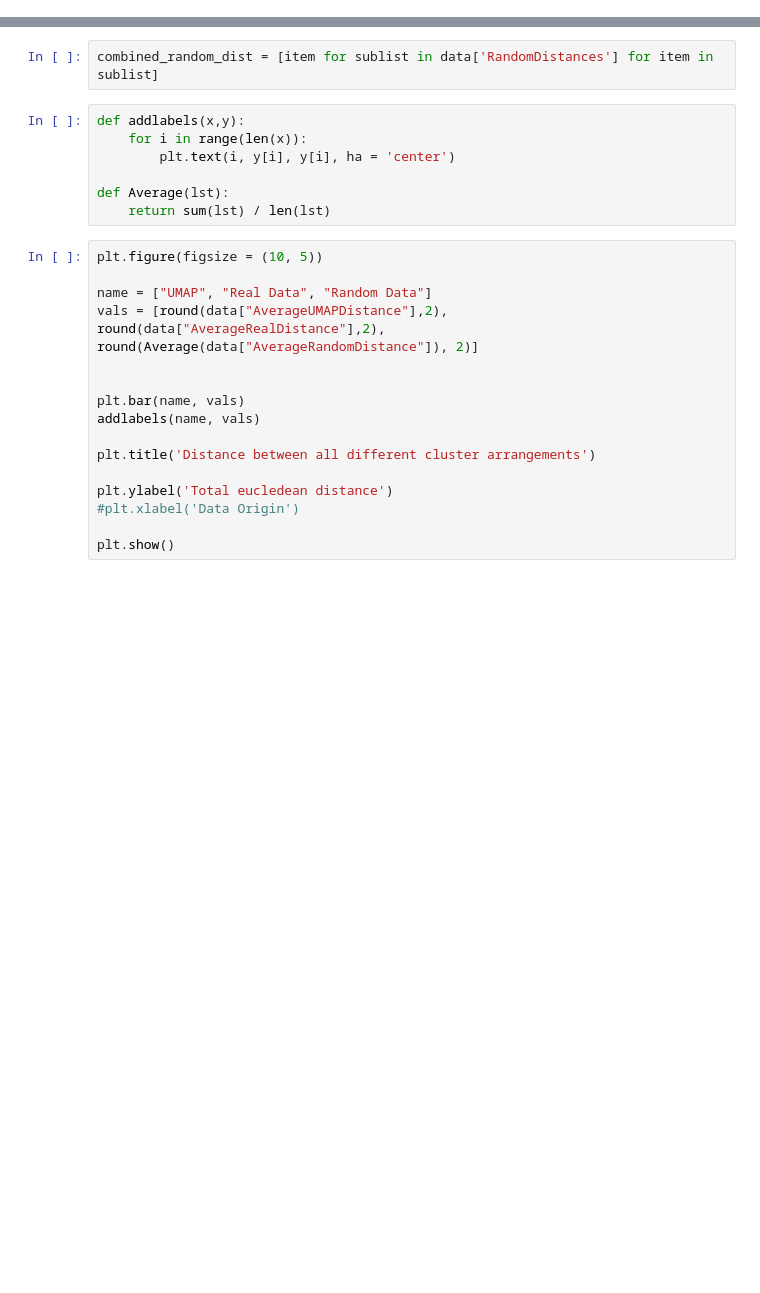
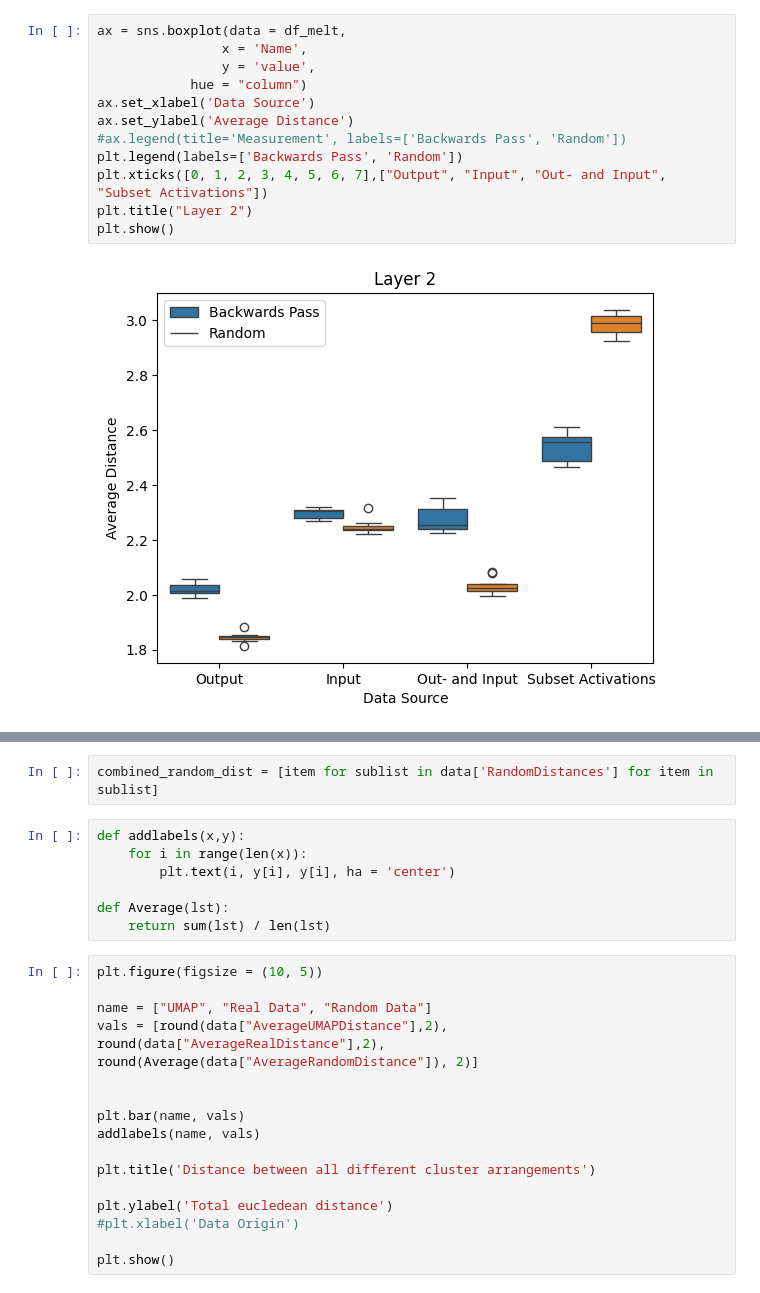
Before and after one commit to Razzorior/MARKUS_python, a Jupyter notebook: plot_creator.ipynb, the cells around one changed output, grey strips where cells are left out. Saved outputs shown, nothing was run; the diff lists cells and outputs as text; blank space fills up the shorter version.

```diff
--- a/plot_creator.ipynb
+++ b/plot_creator.ipynb
@@ -22,0 +67,14 @@ dict_keys(['Name', 'UMAPDistances', 'AverageUMAPDistance', 'RealDistances', 'Ave
+# %%
+ax = sns.boxplot(data = df_melt,
+                x = 'Name',
+                y = 'value',
+            hue = "column")
+ax.set_xlabel('Data Source')
+ax.set_ylabel('Average Distance')
+#ax.legend(title='Measurement', labels=['Backwards Pass', 'Random'])
+plt.legend(labels=['Backwards Pass', 'Random'])
+plt.xticks([0, 1, 2, 3, 4, 5, 6, 7],["Output", "Input", "Out- and Input", "Subset Activations"])
+plt.title("Layer 2")
+plt.show()
+# %% [output]
+[figure, added]
```
Also changed, not shown: parts of 9 cells of this notebook, 7 other files.
